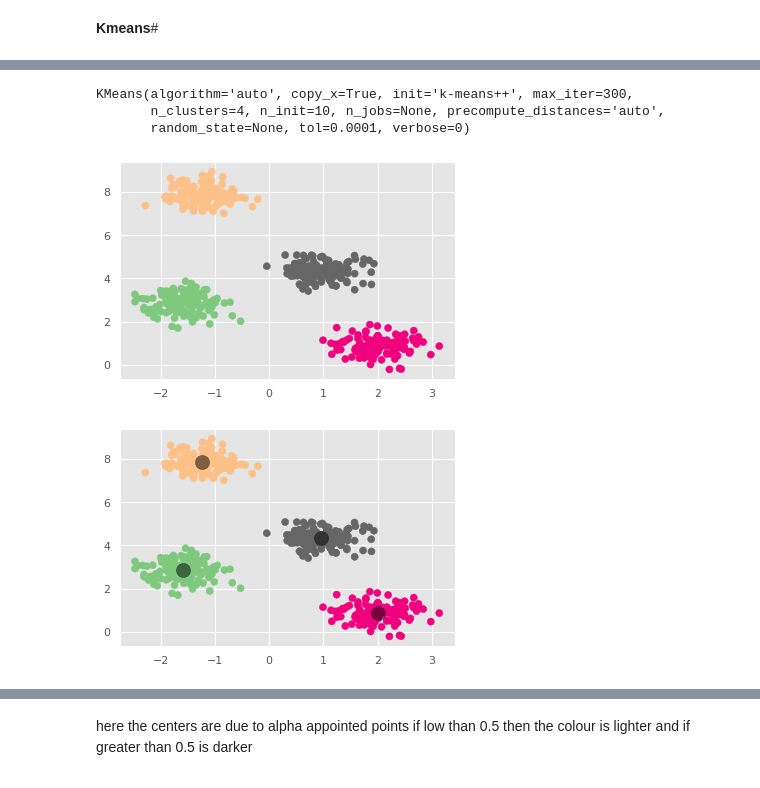
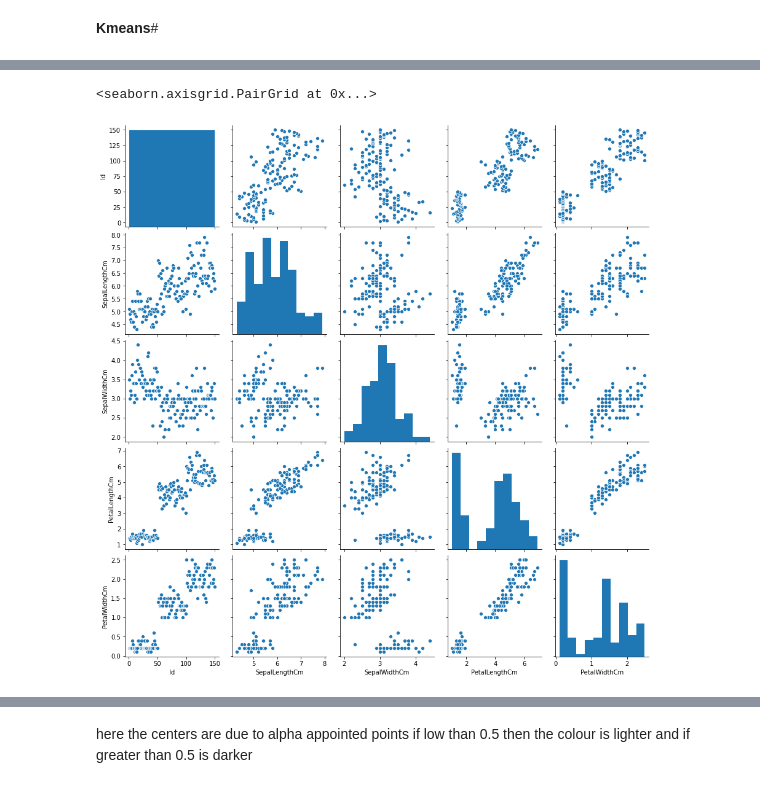
Before and after one commit to manju-yadav211/The-Sparks-Foundation, a Jupyter notebook: Unsupervised_Learning.ipynb, the cells around one changed output, grey strips where cells are left out. Drawn from its saved outputs; the diff is of its cells as text; code cells hidden in the pictures.

```diff
--- a/Unsupervised_Learning.ipynb
+++ b/Unsupervised_Learning.ipynb
@@ -56,26 +36,5 @@ kmeans = KMeans(n_clusters = 4)
-# %%
-kmeans.fit(X)
-# %% [output]
-KMeans(algorithm='auto', copy_x=True, init='k-means++', max_iter=300,
-       n_clusters=4, n_init=10, n_jobs=None, precompute_distances='auto',
-       random_state=None, tol=0.0001, verbose=0)
-# %%
-from sklearn.datasets.samples_generator import make_blobs
-from sklearn.cluster import MeanShift
-from matplotlib import style
-style.use("ggplot")
-# %%
-y_kmeans = kmeans.predict(X)
-
-plt.scatter(X[:,0], X[:,1], c=y_kmeans, s=50, cmap='Accent')
-
-centers= kmeans.cluster_centers_
-# %% [output]
-[figure, removed]
-# %%
-plt.scatter(X[:,0], X[:,1], c=y_kmeans, s=50, cmap='Accent')
-
-plt.scatter(centers[:,0], centers[:,1], c='black', s=200, alpha=0.5)
-plt.show()
-# %% [output]
-[figure, removed]
+# %%
+sns.pairplot(df)
+# %% [output]
+<seaborn.axisgrid.PairGrid at 0x...>
+[figure, added]
```
Also changed, not shown: parts of 28 cells of this notebook.
